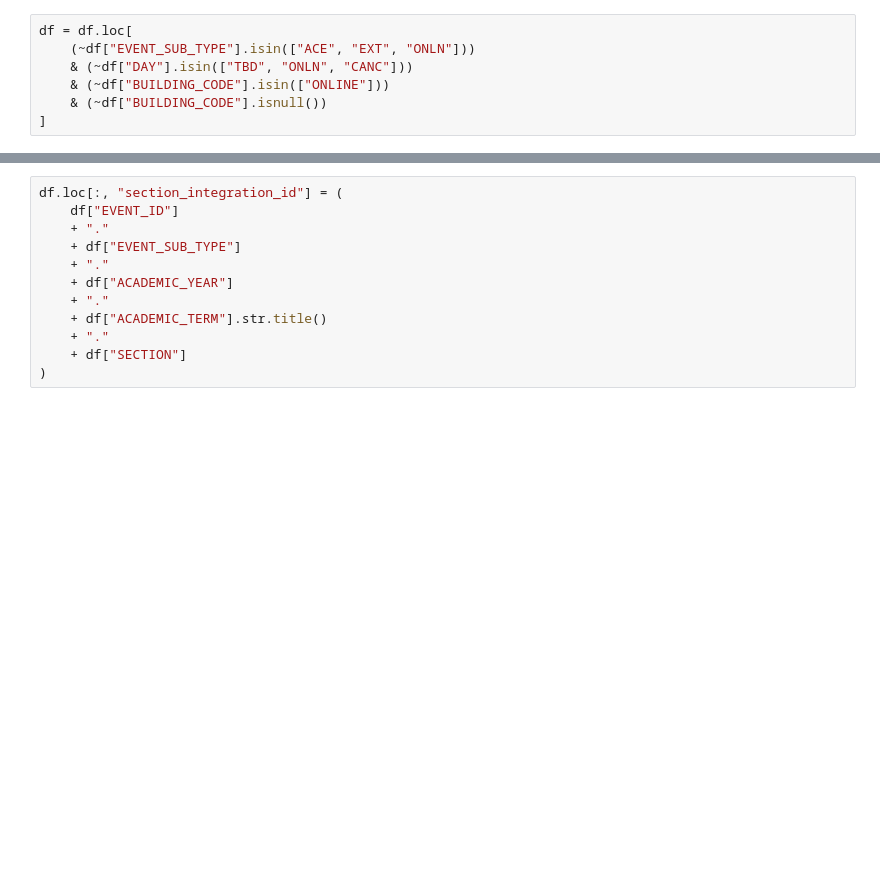
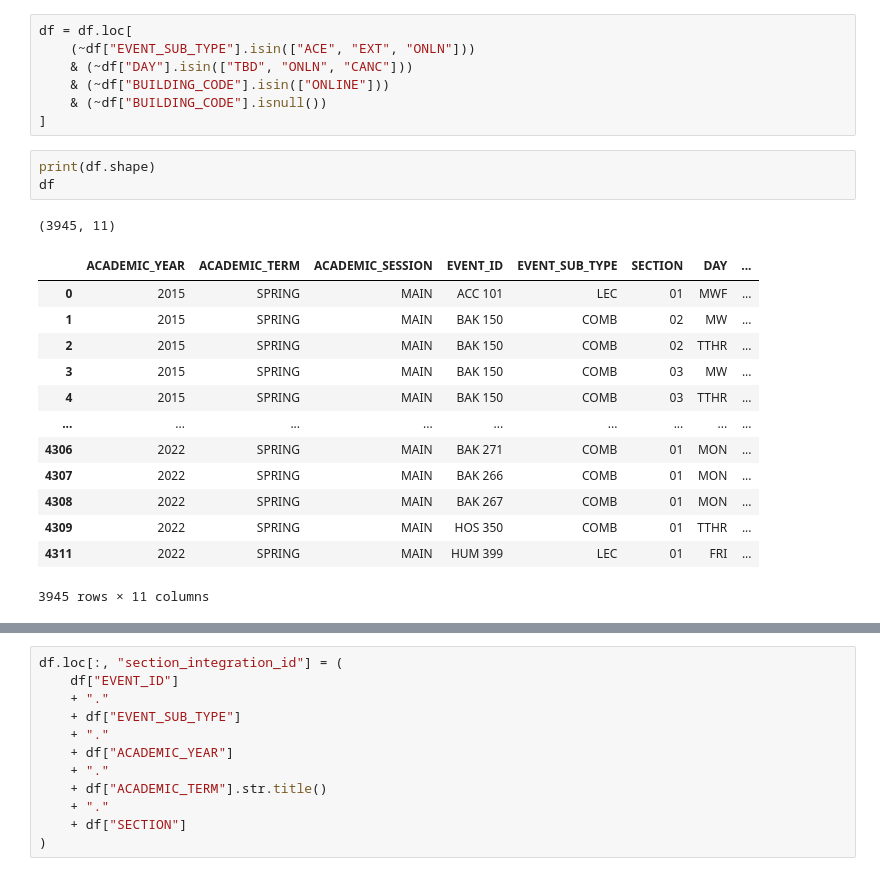
Before and after one commit to JeffWalton-PSC/Starfish, a Jupyter notebook: DegreePlanner/section_schedules/section_schedules.ipynb, the cells around one changed output, grey strips where cells are left out. Cells and saved outputs as stored; diff of their text form; blank space fills up the shorter version.

```diff
--- a/DegreePlanner/section_schedules/section_schedules.ipynb
+++ b/DegreePlanner/section_schedules/section_schedules.ipynb
@@ -60,3 +179,21 @@ df = df.loc[
     & (~df["BUILDING_CODE"].isin(["ONLINE"]))
     & (~df["BUILDING_CODE"].isnull())
 ]
+# %%
+print(df.shape)
+df
+# %% [output]
+(3945, 11)
+|  | ACADEMIC_YEAR | ACADEMIC_TERM | ACADEMIC_SESSION | EVENT_ID | EVENT_SUB_TYPE | SECTION | DAY | ... |
+| 0 | 2015 | SPRING | MAIN | ACC 101 | LEC | 01 | MWF | ... |
+| 1 | 2015 | SPRING | MAIN | BAK 150 | COMB | 02 | MW | ... |
+| 2 | 2015 | SPRING | MAIN | BAK 150 | COMB | 02 | TTHR | ... |
+| 3 | 2015 | SPRING | MAIN | BAK 150 | COMB | 03 | MW | ... |
+| 4 | 2015 | SPRING | MAIN | BAK 150 | COMB | 03 | TTHR | ... |
+| ... | ... | ... | ... | ... | ... | ... | ... | ... |
+| 4306 | 2022 | SPRING | MAIN | BAK 271 | COMB | 01 | MON | ... |
+| 4307 | 2022 | SPRING | MAIN | BAK 266 | COMB | 01 | MON | ... |
+| 4308 | 2022 | SPRING | MAIN | BAK 267 | COMB | 01 | MON | ... |
+| 4309 | 2022 | SPRING | MAIN | HOS 350 | COMB | 01 | TTHR | ... |
+| 4311 | 2022 | SPRING | MAIN | HUM 399 | LEC | 01 | FRI | ... |
+3945 rows × 11 columns
```
Also changed, not shown: parts of 26 cells of this notebook, 2 other files.
